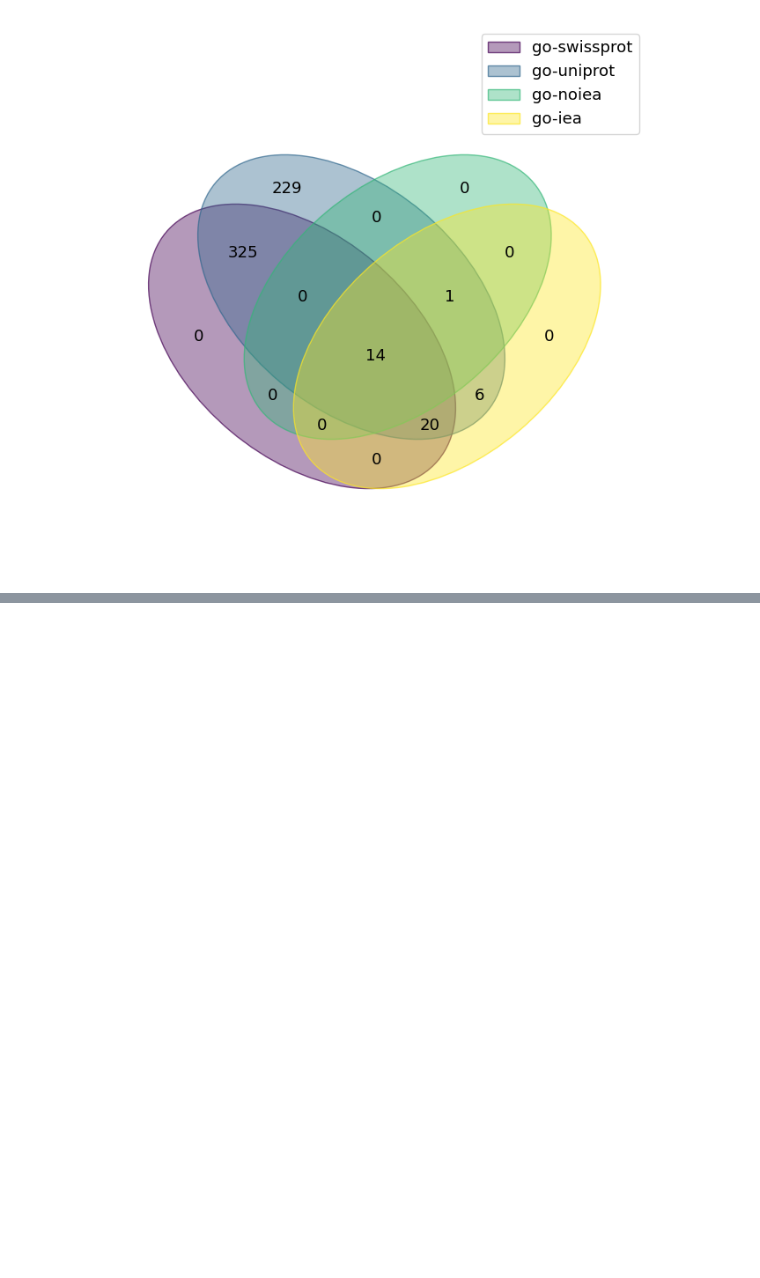
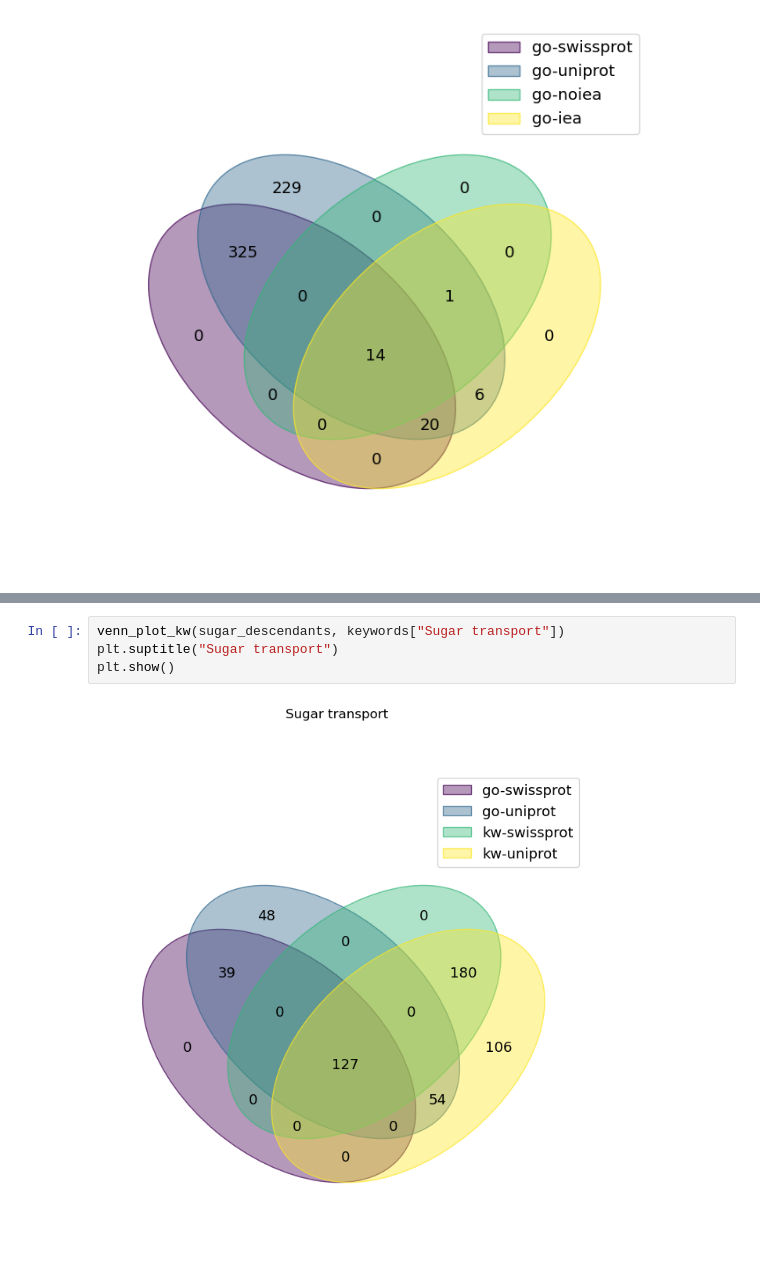
Before and after one commit to adenger/subpred4, a Jupyter notebook: notebooks/trembl_analysis.ipynb, the cells around one changed output, grey strips where cells are left out. Cells and saved outputs as stored; diff of their text form; blank space fills up the shorter version.

```diff
--- a/notebooks/trembl_analysis.ipynb
+++ b/notebooks/trembl_analysis.ipynb
@@ -227,0 +329,6 @@ Transmembrane (KW-0812)
+# %%
+venn_plot_kw(sugar_descendants, keywords["Sugar transport"])
+plt.suptitle("Sugar transport")
+plt.show()
+# %% [output]
+[figure, added]
```
Also changed, not shown: parts of 30 cells of this notebook.
